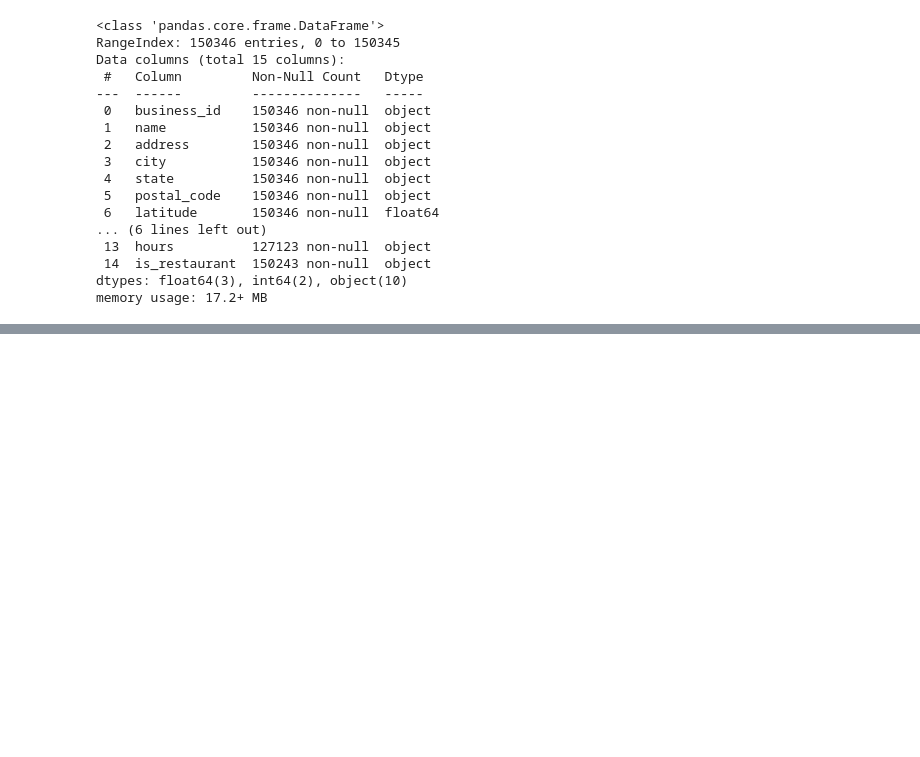
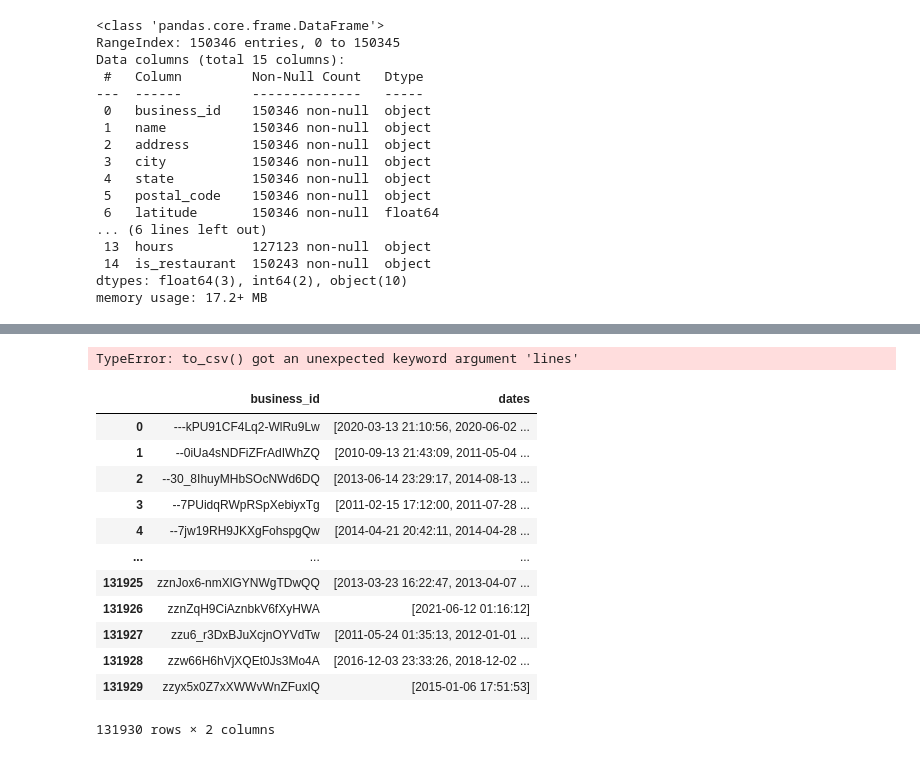
Before and after one commit to garrettpinkston2015/TIM147, a Jupyter notebook: FormatData.ipynb, the cells around one changed output, grey strips where cells are left out. Drawn from its saved outputs; the diff is of its cells as text; code cells hidden in the pictures; blank space fills up the shorter version.

```diff
--- a/FormatData.ipynb
+++ b/FormatData.ipynb
@@ -83,0 +251,25 @@ memory usage: 6.4+ MB
+# %%
+simpleDf3.to_csv('/Users/garrettpinkston/TIM147/Project/data/simpleDf2.csv')
+# %% [output]
+TypeError: to_csv() got an unexpected keyword argument 'lines'
+# %%
+rdf = pd.read_json('/Users/garrettpinkston/TIM147/Project/data/Original/yelp_academic_dataset_checkin.json',lines=True)
+# %%
+rdf['dates'] = rdf['date'].str.split(", ").tolist()
+rdf = rdf.drop('date',axis=1)
+
+rdf
+# %% [output]
+|  | business_id | dates |
+| 0 | ---kPU91CF4Lq2-WlRu9Lw | [2020-03-13 21:10:56, 2020-06-02 ... |
+| 1 | --0iUa4sNDFiZFrAdIWhZQ | [2010-09-13 21:43:09, 2011-05-04 ... |
+| 2 | --30_8IhuyMHbSOcNWd6DQ | [2013-06-14 23:29:17, 2014-08-13 ... |
+| 3 | --7PUidqRWpRSpXebiyxTg | [2011-02-15 17:12:00, 2011-07-28 ... |
+| 4 | --7jw19RH9JKXgFohspgQw | [2014-04-21 20:42:11, 2014-04-28 ... |
+| ... | ... | ... |
+| 131925 | zznJox6-nmXlGYNWgTDwQQ | [2013-03-23 16:22:47, 2013-04-07 ... |
+| 131926 | zznZqH9CiAznbkV6fXyHWA | [2021-06-12 01:16:12] |
+| 131927 | zzu6_r3DxBJuXcjnOYVdTw | [2011-05-24 01:35:13, 2012-01-01 ... |
+| 131928 | zzw66H6hVjXQEt0Js3Mo4A | [2016-12-03 23:33:26, 2018-12-02 ... |
+| 131929 | zzyx5x0Z7xXWWvWnZFuxlQ | [2015-01-06 17:51:53] |
+131930 rows × 2 columns
```
Also changed, not shown: parts of 17 cells of this notebook.
